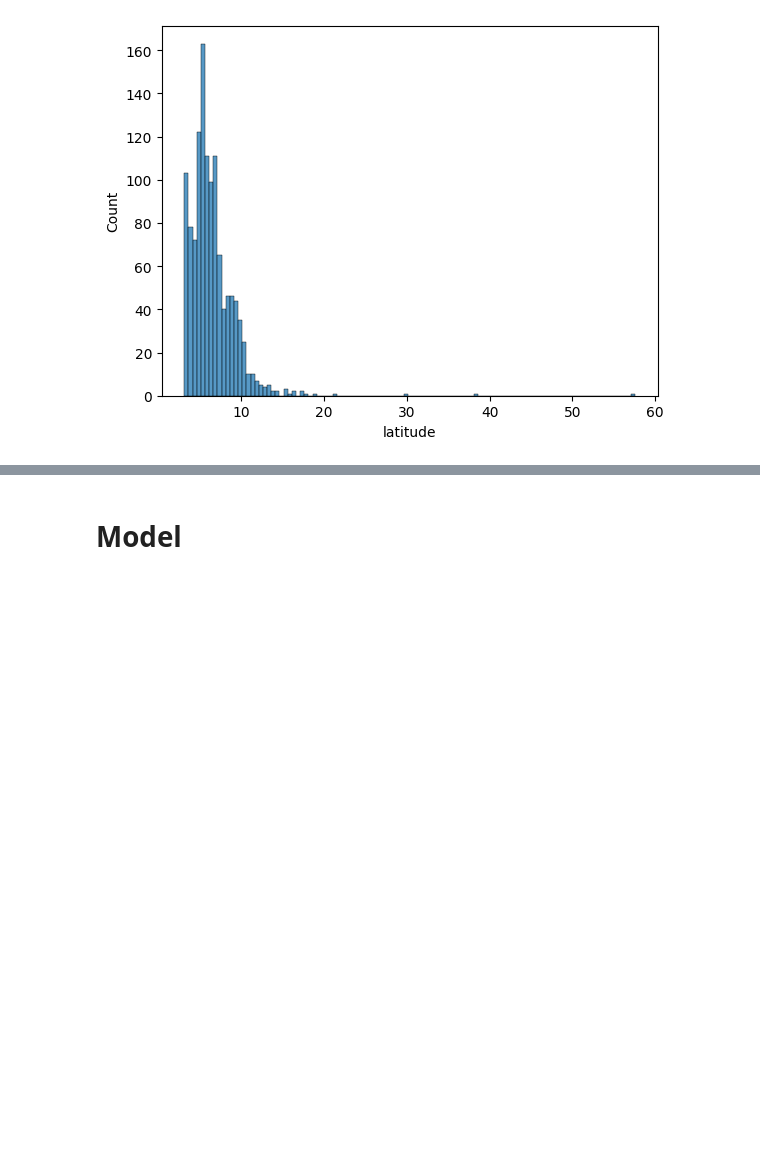
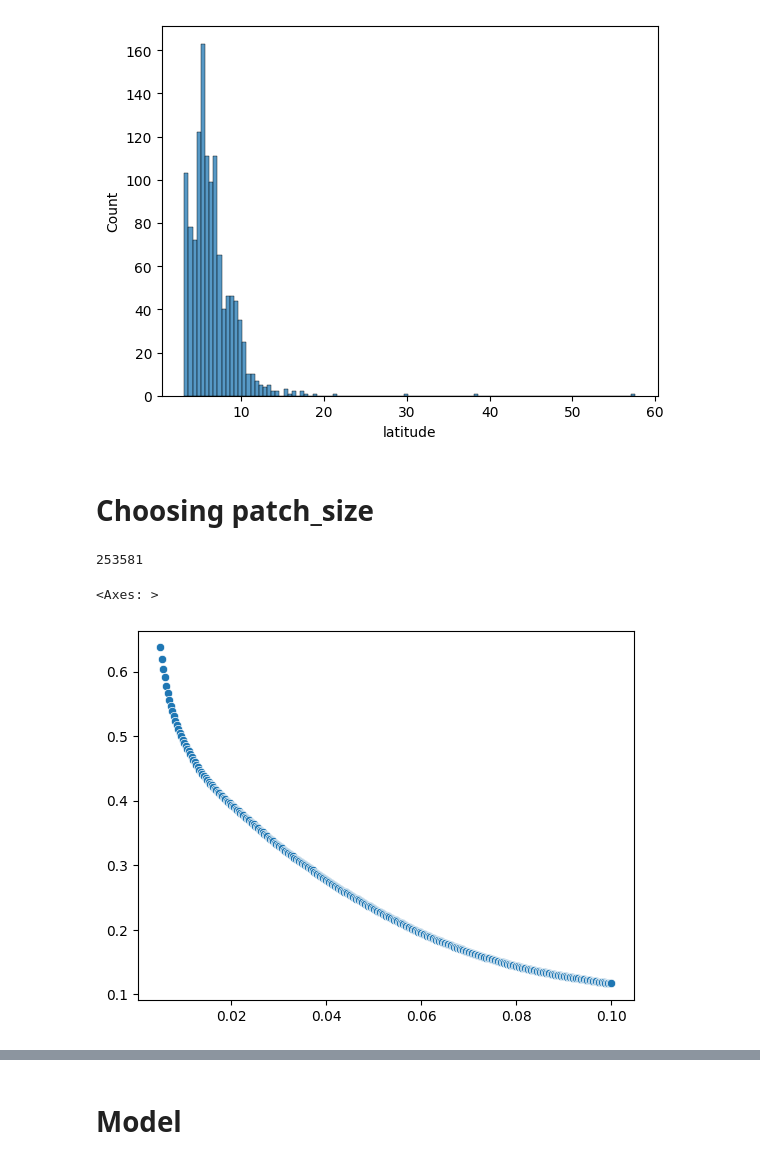
Before and after one commit to bar-katz/Flight_Anomalies, a Jupyter notebook: flight2vec.ipynb, the cells around one changed output, grey strips where cells are left out. Saved outputs shown, nothing was run; the diff lists cells and outputs as text; code cells hidden in the pictures; blank space fills up the shorter version.

```diff
--- a/flight2vec.ipynb
+++ b/flight2vec.ipynb
@@ -451,3 +462,49 @@ sns.histplot(df.groupby('segment_id')['latitude'].count() / 32)
 # %% [output]
 <Axes: xlabel='latitude', ylabel='Count'>
 [figure]
+# %% [markdown]
+# Choosing patch_size
+# %%
+trajectory_angles = {
+    traj_id: compute_angles(processed_trajectories[traj_id])
+    for traj_id in processed_trajectories
+}
+
+angle_threshs = np.linspace(0.005, 0.1, 300)
+cluster_size = []
+active_idxs_size = []
+
+
+for angle_thresh in angle_threshs:
+    all_clusters = []
+    all_active_idxs = 0
+
+    for angles in trajectory_angles.values():
+        active_idxs = np.where(angles > angle_thresh)[0]
+
+        if len(active_idxs) == 0:
+            continue
+
+        # 3. Use diff to find splits between clusters
+        splits = np.where(np.diff(active_idxs) > 1)[0] + 1
+        clusters = np.split(active_idxs, splits)
+        cluster_lengths = [len(c) for c in clusters if len(c) > 0]
+
+        all_clusters.extend(cluster_lengths)
+        all_active_idxs += len(active_idxs)
+
+    # 4. Compute quantile only once per threshold
+    if all_clusters:
+        cluster_size.append(np.array(all_clusters))
+    active_idxs_size.append(all_active_idxs)
+    # else:
+    #     cluster_size.append(0)
+# %%
+len(df)
+# %% [output]
+253581
+# %%
+sns.scatterplot(x=angle_threshs, y=np.array(active_idxs_size) / len(df))
+# %% [output]
+<Axes: >
+[figure, added]
```
Also changed, not shown: parts of 24 cells of this notebook.
